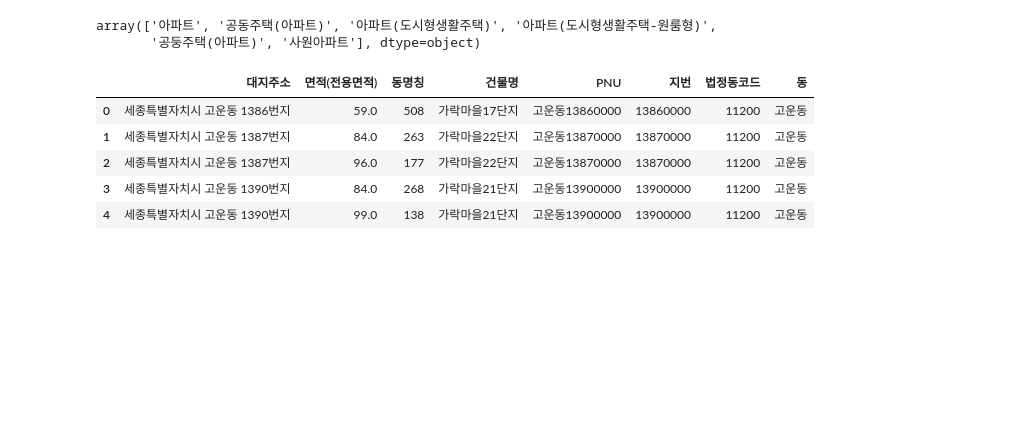
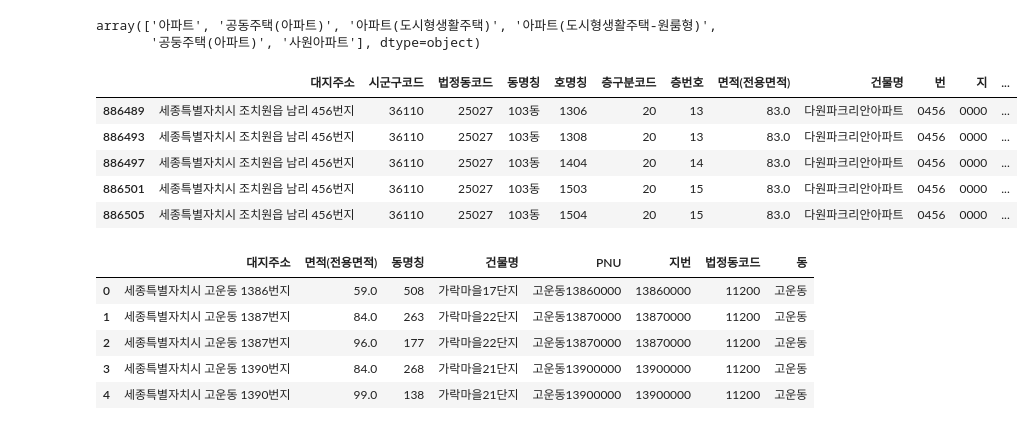
Before and after one commit to metterian/sejong-house-market-analyse, a Jupyter notebook: 전유부_아파트_정리.ipynb, the cells around one changed output. Saved outputs shown, nothing was run; the diff lists cells and outputs as text; code cells hidden in the pictures; blank space fills up the shorter version.

```diff
--- a/전유부_아파트_정리.ipynb
+++ b/전유부_아파트_정리.ipynb
@@ -46,6 +46,7 @@ b_unit = pd.read_csv('data/전유부.csv', dtype={
 )
 # %%
 # 전유부 데이터 PNU 추가
+b_unit['건물명'] = b_unit['건물명'].str.replace(' ','')
 b_unit['번'] = b_unit['번'].astype(str).str.zfill(4)
 b_unit['지'] = b_unit['지'].astype(str).str.zfill(4)
 
@@ -78,13 +79,22 @@ array(['아파트', '공동주택(아파트)', '아파트 지하계단실', '아
       dtype=object)
 # %%
 #아파트 비해당 정보 제외
-non_apt = ['지하','주차장','상가','노인정']
+non_apt = ['지하','주차장','상가','노인정','사원아파트']
 pattern = '|'.join(non_apt)
 apt_unit = apt_unit.loc[~apt_unit['기타용도'].str.contains(pattern, case = False)]
 apt_unit['기타용도'].unique()
 # %% [output]
 array(['아파트', '공동주택(아파트)', '아파트(도시형생활주택)', '아파트(도시형생활주택-원룸형)',
        '공둥주택(아파트)', '사원아파트'], dtype=object)
+# %%
+apt_unit[apt_unit['건물명'] == '다원파크리안아파트'].head()
+# %% [output]
+|  | 대지주소 | 시군구코드 | 법정동코드 | 동명칭 | 호명칭 | 층구분코드 | 층번호 | 면적(전용면적) | 건물명 | 번 | 지 | ... |
+| 886489 | 세종특별자치시 조치원읍 남리 456번지 | 36110 | 25027 | 103동 | 1306 | 20 | 13 | 83.0 | 다원파크리안아파트 | 0456 | 0000 | ... |
+| 886493 | 세종특별자치시 조치원읍 남리 456번지 | 36110 | 25027 | 103동 | 1308 | 20 | 13 | 83.0 | 다원파크리안아파트 | 0456 | 0000 | ... |
+| 886497 | 세종특별자치시 조치원읍 남리 456번지 | 36110 | 25027 | 103동 | 1404 | 20 | 14 | 83.0 | 다원파크리안아파트 | 0456 | 0000 | ... |
+| 886501 | 세종특별자치시 조치원읍 남리 456번지 | 36110 | 25027 | 103동 | 1503 | 20 | 15 | 83.0 | 다원파크리안아파트 | 0456 | 0000 | ... |
+| 886505 | 세종특별자치시 조치원읍 남리 456번지 | 36110 | 25027 | 103동 | 1504 | 20 | 15 | 83.0 | 다원파크리안아파트 | 0456 | 0000 | ... |
 # %%
 #건물별 면적으로 groupping(1231)
 apt_unit['면적(전용면적)'] = np.trunc(apt_unit['면적(전용면적)']).astype(float)
```
Also changed, not shown: parts of 2 cells of this notebook.
